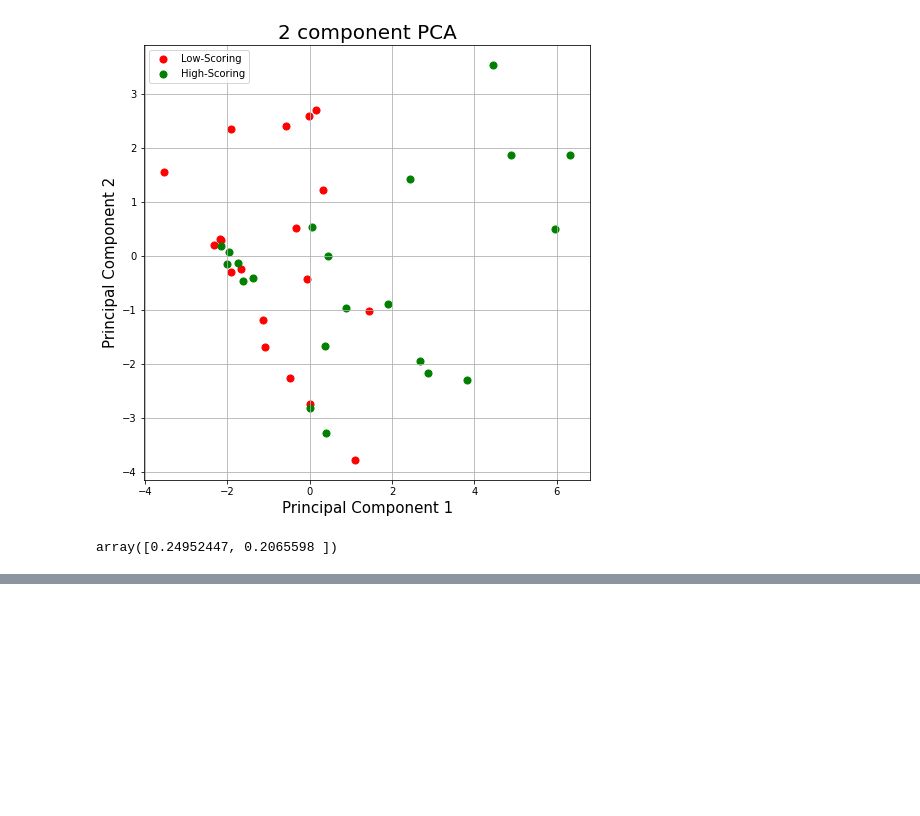
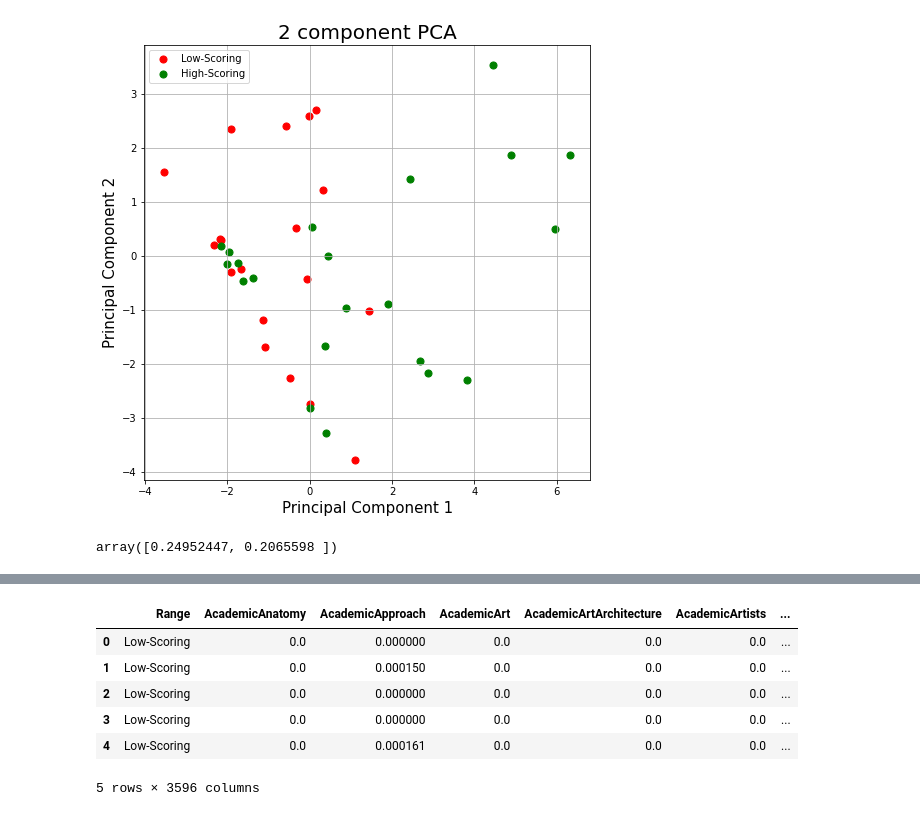
Before and after one commit to mkane968/Text-Mining-with-Student-Papers, a Jupyter notebook: Text_Mining_Student_Papers_12_2022.ipynb, the cells around one changed output, grey strips where cells are left out. Cells and saved outputs as stored; diff of their text form; code cells hidden in the pictures; blank space fills up the shorter version.

```diff
--- a/Text_Mining_Student_Papers_12_2022.ipynb
+++ b/Text_Mining_Student_Papers_12_2022.ipynb
@@ -1688,0 +1781,22 @@ array([0.24952447, 0.2065598 ])
+# %%
+#Get identifying data (scores and filenames)
+targets = all_clusters_df[['ID', 'Portfolio_Score']]
+
+#Sort by grade
+targets.sort_values(by=['Portfolio_Score'], inplace=True)
+
+#Create new column to label essays based on grade range
+def calc_new_col(row):
+  if row['Portfolio_Score'] <= 75:
+     return 'Low-Scoring'
+  if row['Portfolio_Score'] >= 90:
+     return 'High-Scoring'
+  else:
+    return 'Mid-Scoring'
+
+targets["Range"] = targets.apply(calc_new_col, axis=1)
+
+#Drop unnecessary columns
+targets = targets.drop(["Portfolio_Score"], axis=1)
+
+targets.head()
@@ -1688,0 +1820,25 @@ array([0.24952447, 0.2065598 ])
+# %%
+#Merge target and df_final based ono filename
+PCA_df = pd.merge(targets, all_clusters_df, on='ID')
+
+PCA_df
+
+#Drop unnecessary columns
+PCA_df = PCA_df.drop(["ID", "Portfolio_Score", "Group", "Tokens"], axis=1)
+
+# shift column 'Range' to first position
+first_column = PCA_df.pop('Range')
+
+# insert column using insert(position,column_name,
+# first_column) function
+PCA_df.insert(0, 'Range', first_column)
+
+PCA_df.head()
+# %% [output]
+|  | Range | AcademicAnatomy | AcademicApproach | AcademicArt | AcademicArtArchitecture | AcademicArtists | ... |
+| 0 | Low-Scoring | 0.0 | 0.000000 | 0.0 | 0.0 | 0.0 | ... |
+| 1 | Low-Scoring | 0.0 | 0.000150 | 0.0 | 0.0 | 0.0 | ... |
+| 2 | Low-Scoring | 0.0 | 0.000000 | 0.0 | 0.0 | 0.0 | ... |
+| 3 | Low-Scoring | 0.0 | 0.000000 | 0.0 | 0.0 | 0.0 | ... |
+| 4 | Low-Scoring | 0.0 | 0.000161 | 0.0 | 0.0 | 0.0 | ... |
+5 rows × 3596 columns
```
Also changed, not shown: parts of 87 cells of this notebook.
